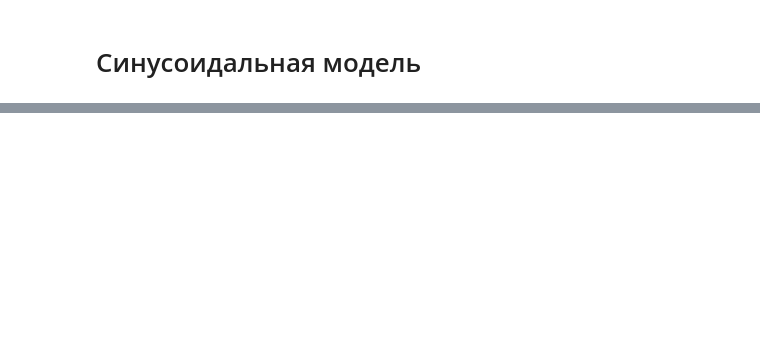
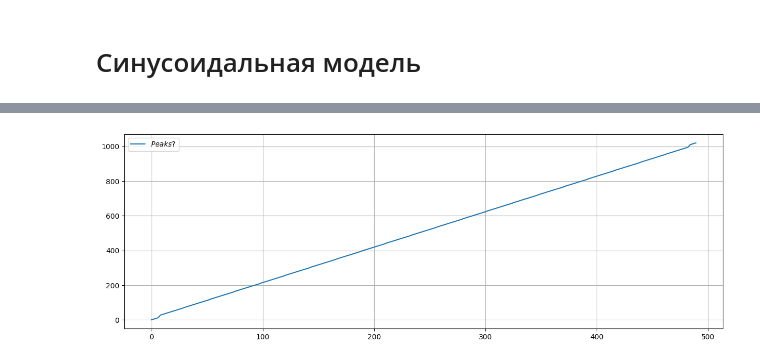
Before and after one commit to MikeChuv/AudioSignalProcessing, a Jupyter notebook: sinusoidal_model.ipynb, the cells around one changed output, grey strips where cells are left out. Drawn from its saved outputs; the diff is of its cells as text; code cells hidden in the pictures; blank space fills up the shorter version.

```diff
--- a/sinusoidal_model.ipynb
+++ b/sinusoidal_model.ipynb
@@ -47,0 +100,9 @@ plt.show()
+# %%
+
+peaks = peakDetection(magnitude, -40)
+fig, axs = plt.subplots(1, figsize=(15, 5))
+axs.plot(np.arange(0, len(peaks)), peaks, label='$Peaks?$')
+showLegend(axs)
+plt.show()
+# %% [output]
+[figure, added]
```
Also changed, not shown: parts of 6 cells of this notebook, 4 other files.
